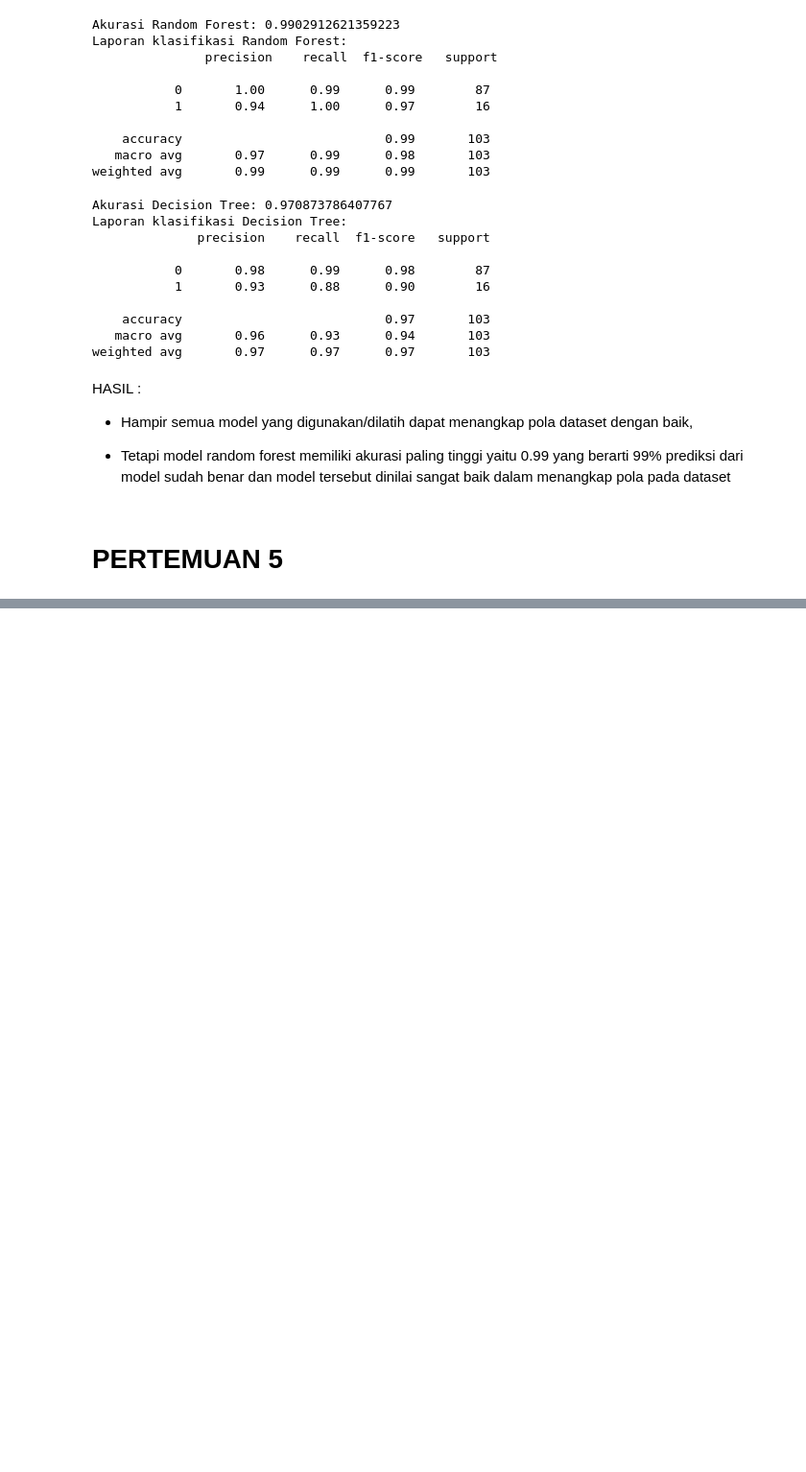
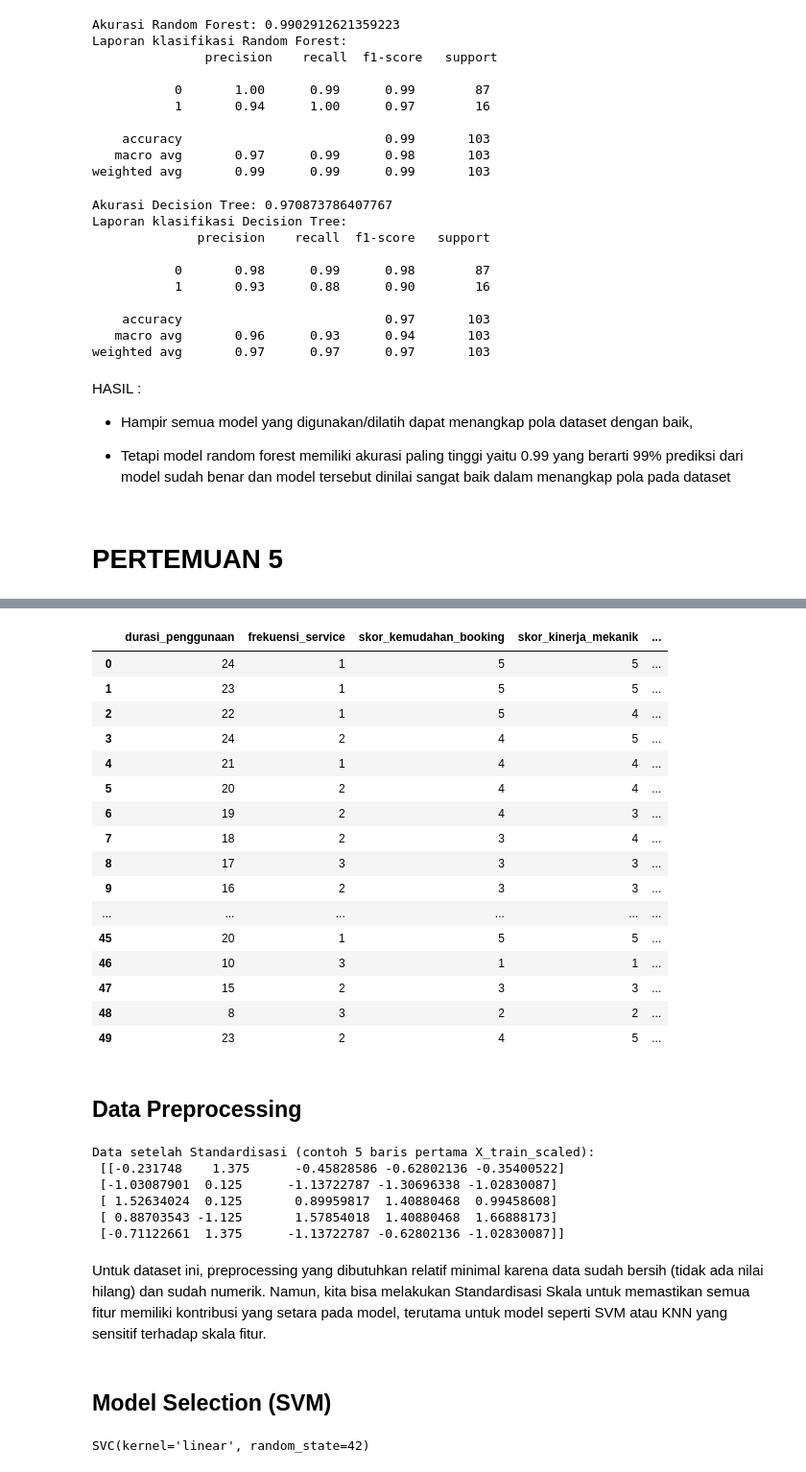
Before and after one commit to kristoowae/Portofolio-Google_Notebook, a Jupyter notebook: WORKSHOPML.ipynb, the cells around one changed output, grey strips where cells are left out. Shown at 96% size. Drawn from its saved outputs; the diff is of its cells as text; code cells hidden in the pictures; blank space fills up the shorter version.

```diff
--- a/WORKSHOPML.ipynb
+++ b/WORKSHOPML.ipynb
@@ -1190,0 +916,64 @@ results_knn
+# %%
+df = pd.read_csv('data_kepuasan_ahass.csv')
+df
+# %% [output]
+|  | durasi_penggunaan | frekuensi_service | skor_kemudahan_booking | skor_kinerja_mekanik | ... |
+| 0 | 24 | 1 | 5 | 5 | ... |
+| 1 | 23 | 1 | 5 | 5 | ... |
+| 2 | 22 | 1 | 5 | 4 | ... |
+| 3 | 24 | 2 | 4 | 5 | ... |
+| 4 | 21 | 1 | 4 | 4 | ... |
+| 5 | 20 | 2 | 4 | 4 | ... |
+| 6 | 19 | 2 | 4 | 3 | ... |
+| 7 | 18 | 2 | 3 | 4 | ... |
+| 8 | 17 | 3 | 3 | 3 | ... |
+| 9 | 16 | 2 | 3 | 3 | ... |
+| ... | ... | ... | ... | ... | ... |
+| 45 | 20 | 1 | 5 | 5 | ... |
+| 46 | 10 | 3 | 1 | 1 | ... |
+| 47 | 15 | 2 | 3 | 3 | ... |
+| 48 | 8 | 3 | 2 | 2 | ... |
+| 49 | 23 | 2 | 4 | 5 | ... |
+# %% [markdown]
+## **Data Preprocessing**
+# %%
+from sklearn.model_selection import train_test_split
+from sklearn.preprocessing import StandardScaler
+
+# Memisahkan fitur (X) dan target (y)
+X = df.drop('target', axis=1)
+y = df['target']
+
+# Membagi data menjadi training dan testing set
+X_train, X_test, y_train, y_test = train_test_split(X, y, test_size=0.2, random_state=42, stratify=y)
+# Penggunaan stratify=y penting agar proporsi target (puas/tidak puas) di train dan test set tetap terjaga.
+
+# Standardisasi fitur
+scaler = StandardScaler()
+X_train_scaled = scaler.fit_transform(X_train)
+X_test_scaled = scaler.transform(X_test)
+
+print("\nData setelah Standardisasi (contoh 5 baris pertama X_train_scaled):\n", X_train_scaled[:5])
+# %% [output]
+Data setelah Standardisasi (contoh 5 baris pertama X_train_scaled):
+ [[-0.231748    1.375      -0.45828586 -0.62802136 -0.35400522]
+ [-1.03087901  0.125      -1.13722787 -1.30696338 -1.02830087]
+ [ 1.52634024  0.125       0.89959817  1.40880468  0.99458608]
+ [ 0.88703543 -1.125       1.57854018  1.40880468  1.66888173]
+ [-0.71122661  1.375      -1.13722787 -0.62802136 -1.02830087]]
+# %% [markdown]
+Untuk dataset ini, preprocessing yang dibutuhkan relatif minimal karena data sudah bersih (tidak ada nilai hilang) dan sudah numerik. Namun, kita bisa melakukan Standardisasi Skala untuk memastikan semua fitur memiliki kontribusi yang setara pada model, terutama untuk model seperti SVM atau KNN yang sensitif terhadap skala fitur.
+# %% [markdown]
+## **Model Selection (SVM)**
+# %%
+from sklearn.svm import SVC
+from sklearn.metrics import accuracy_score, classification_report, confusion_matrix
+
+# Inisialisasi model SVM
+# Menggunakan kernel 'linear' karena kita asumsikan ada pemisahan linear yang kuat dalam data
+model_svm = SVC(kernel='linear', random_state=42)
+
+# Melatih model
+model_svm.fit(X_train_scaled, y_train)
+# %% [output]
+SVC(kernel='linear', random_state=42)
```
Also changed, not shown: parts of 36 cells of this notebook.
